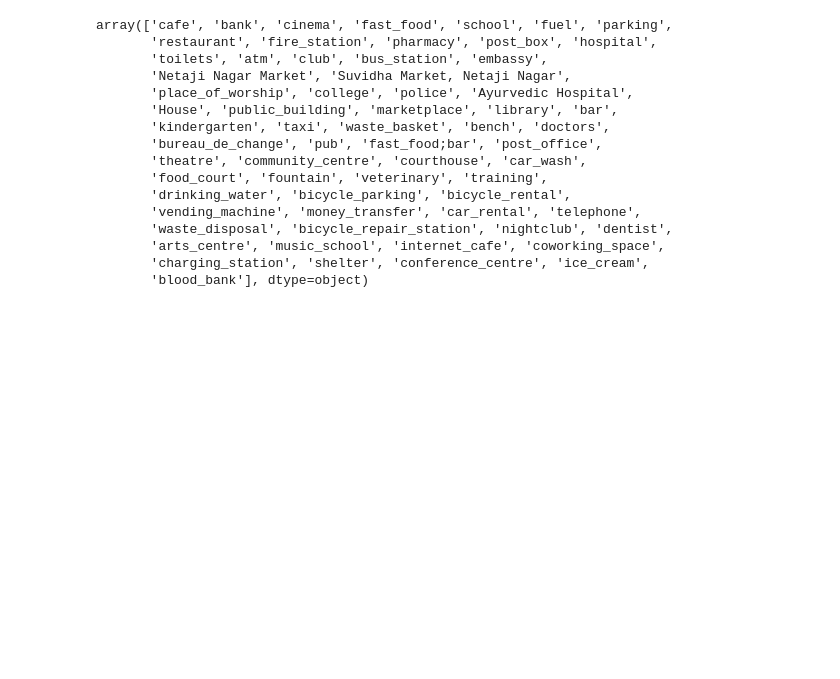
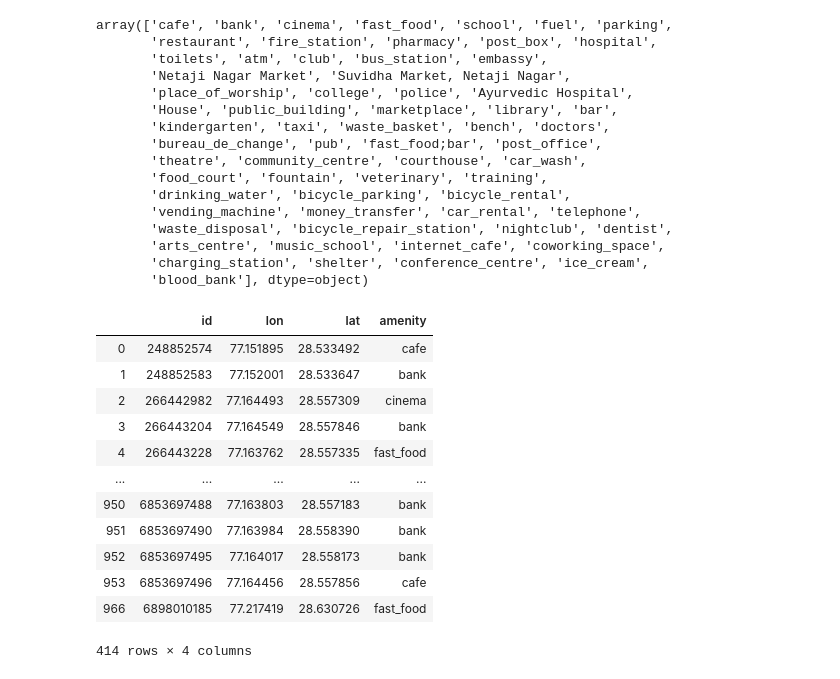
Before and after one commit to sourishsarmah/Commercial_Centers_using_POI_data, a Jupyter notebook: Data_Collection.ipynb, the cells around one changed output. Cells and saved outputs as stored; diff of their text form; code cells hidden in the pictures; blank space fills up the shorter version.

```diff
--- a/Data_Collection.ipynb
+++ b/Data_Collection.ipynb
@@ -102,3 +100,27 @@ array(['cafe', 'bank', 'cinema', 'fast_food', 'school', 'fuel', 'parking',
        'arts_centre', 'music_school', 'internet_cafe', 'coworking_space',
        'charging_station', 'shelter', 'conference_centre', 'ice_cream',
        'blood_bank'], dtype=object)
+# %%
+commerical_amenities = [
+    'cafe', 'bank', 'cinema', 'fast_food', 'school', 'parking','restaurant', 'hospital', 'club', 'bus_station', \
+    'public_building', 'marketplace', 'library', 'bar', 'taxi', 'pub', 'fast_food;bar', 'post_office', 'theatre',\
+    'community_centre', 'courthouse', 'food_court', 'nightclub', 'dentist', 'arts_centre', 'music_school', \
+    'internet_cafe', 'coworking_space'
+]
+# %%
+df = df.loc[df['amenity'].isin(commerical_amenities)]
+df
+# %% [output]
+|  | id | lon | lat | amenity |
+| 0 | 248852574 | 77.151895 | 28.533492 | cafe |
+| 1 | 248852583 | 77.152001 | 28.533647 | bank |
+| 2 | 266442982 | 77.164493 | 28.557309 | cinema |
+| 3 | 266443204 | 77.164549 | 28.557846 | bank |
+| 4 | 266443228 | 77.163762 | 28.557335 | fast_food |
+| ... | ... | ... | ... | ... |
+| 950 | 6853697488 | 77.163803 | 28.557183 | bank |
+| 951 | 6853697490 | 77.163984 | 28.558390 | bank |
+| 952 | 6853697495 | 77.164017 | 28.558173 | bank |
+| 953 | 6853697496 | 77.164456 | 28.557856 | cafe |
+| 966 | 6898010185 | 77.217419 | 28.630726 | fast_food |
+414 rows × 4 columns
```
Also changed, not shown: parts of 3 cells of this notebook.
